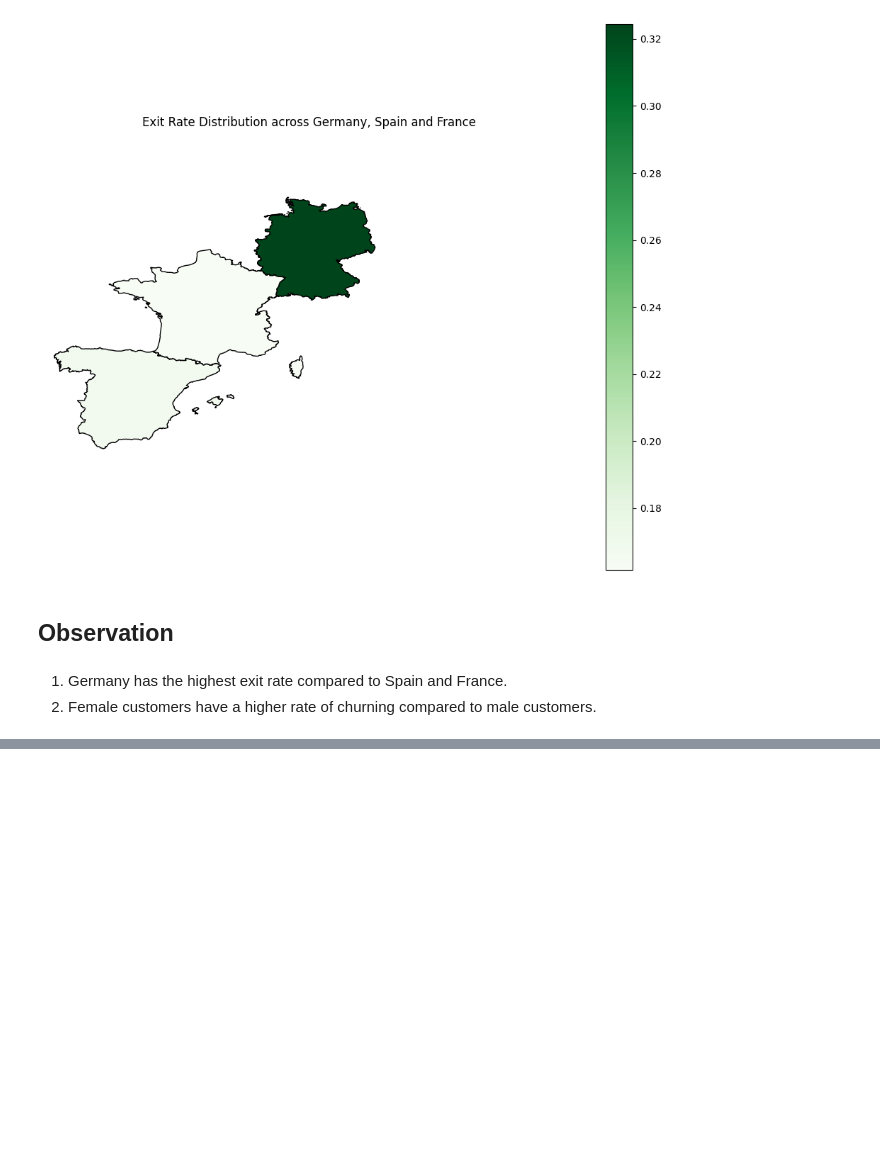
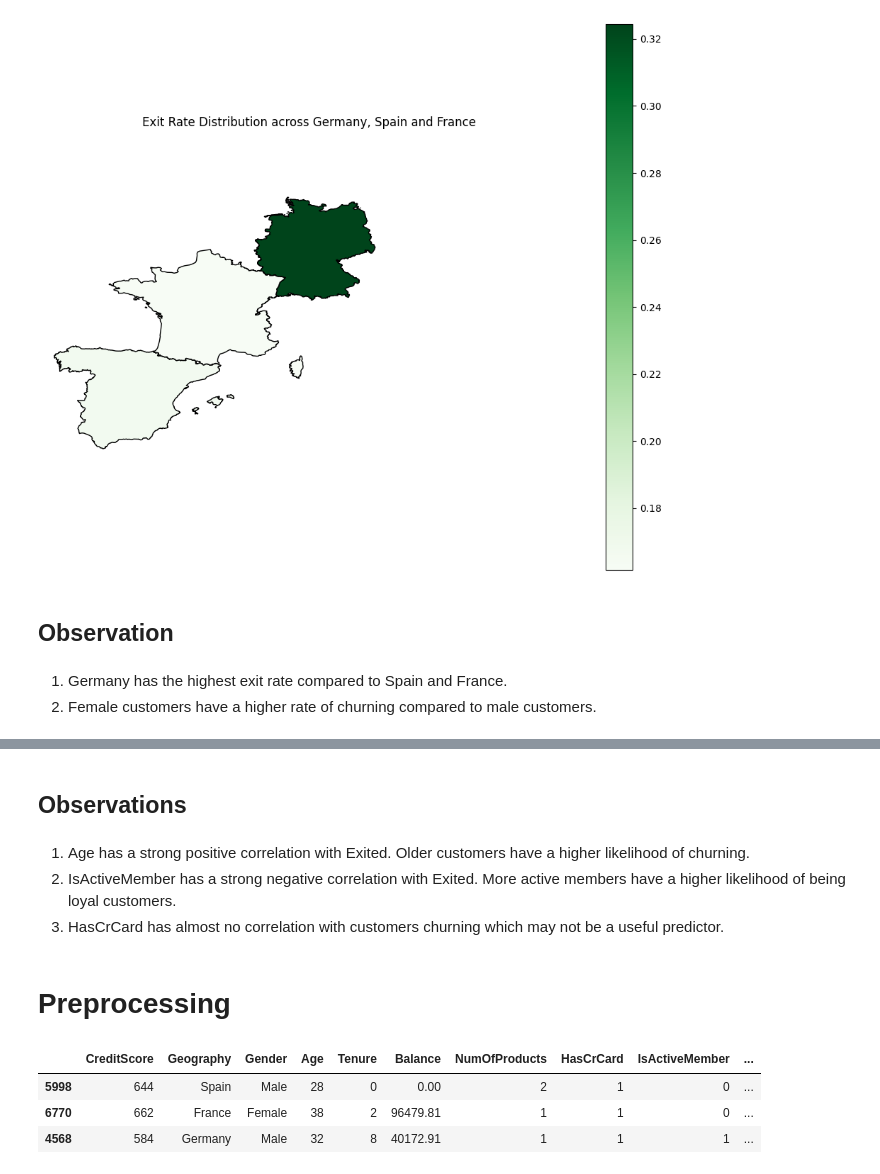
Before and after one commit to joyangelai/Customer-Churn-Prediction, a Jupyter notebook: CustomerChurnPrediction.ipynb, the cells around one changed output, grey strips where cells are left out. Saved outputs shown, nothing was run; the diff lists cells and outputs as text; code cells hidden in the pictures; blank space fills up the shorter version.

```diff
--- a/CustomerChurnPrediction.ipynb
+++ b/CustomerChurnPrediction.ipynb
@@ -404,0 +414,15 @@ plt.title("Exit Rate Distribution across Germany, Spain and France");  # labelli
+# %% [markdown]
+## Observations
+# %% [markdown]
+1. Age has a strong positive correlation with Exited. Older customers have a higher likelihood of churning.
+2. IsActiveMember has a strong negative correlation with Exited. More active members have a higher likelihood of being loyal customers.
+3. HasCrCard has almost no correlation with customers churning which may not be a useful predictor.
+# %% [markdown]
+# Preprocessing
+# %%
+data2.sample(3)
+# %% [output]
+|  | CreditScore | Geography | Gender | Age | Tenure | Balance | NumOfProducts | HasCrCard | IsActiveMember | ... |
+| 5998 | 644 | Spain | Male | 28 | 0 | 0.00 | 2 | 1 | 0 | ... |
+| 6770 | 662 | France | Female | 38 | 2 | 96479.81 | 1 | 1 | 0 | ... |
+| 4568 | 584 | Germany | Male | 32 | 8 | 40172.91 | 1 | 1 | 1 | ... |
```
Also changed, not shown: parts of 18 cells of this notebook.
